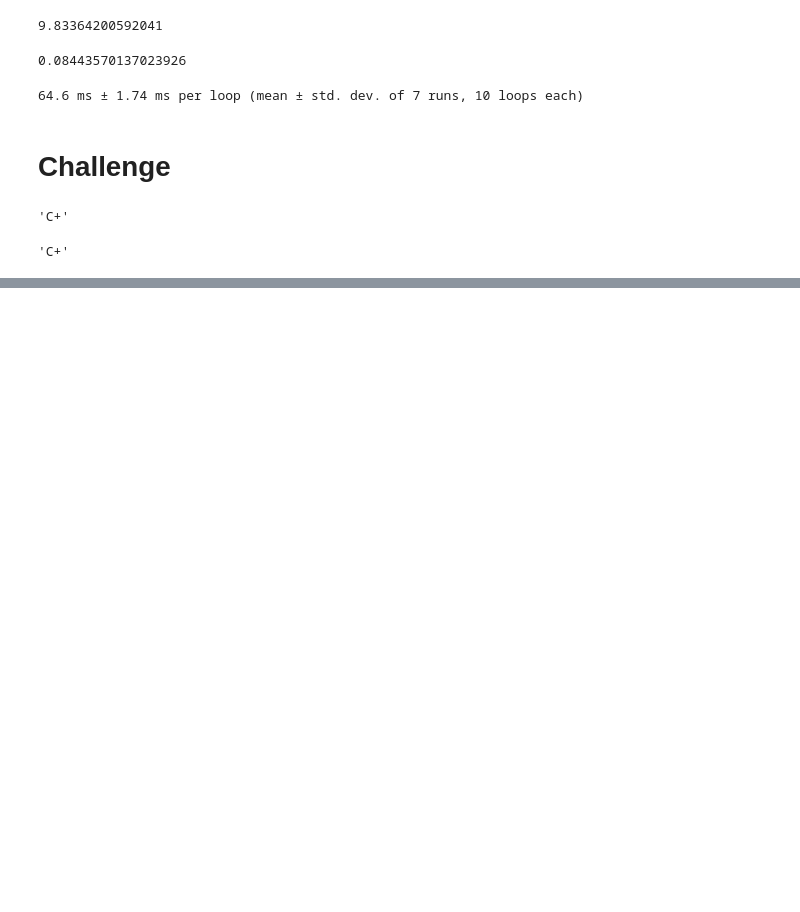
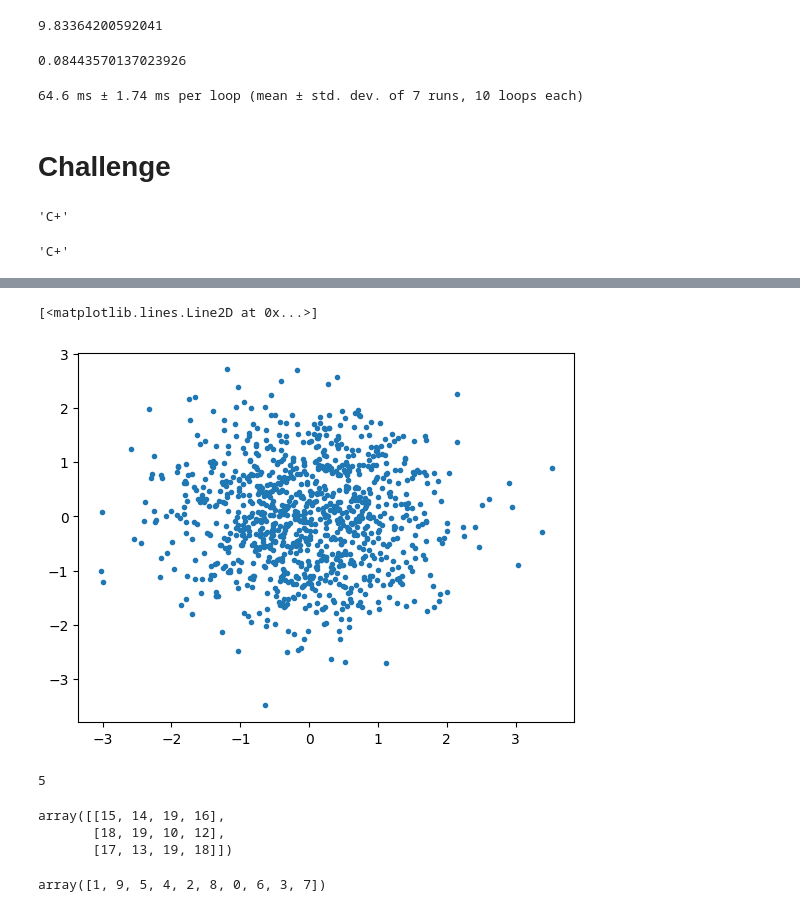
Before and after one commit to cybergigz/data-science, a Jupyter notebook: nondegree_pim_2.ipynb, the cells around one changed output, grey strips where cells are left out. Drawn from its saved outputs; the diff is of its cells as text; code cells hidden in the pictures; blank space fills up the shorter version.

```diff
--- a/nondegree_pim_2.ipynb
+++ b/nondegree_pim_2.ipynb
@@ -1313,0 +1450,19 @@ grading2(65)
+# %%
+plt.plot(np.random.randn(1000, 1), np.random.randn(1000, 1), '.')
+# %% [output]
+[<matplotlib.lines.Line2D at 0x...>]
+[figure, added]
+# %%
+np.random.randint(10)
+# %% [output]
+5
+# %%
+np.random.randint(10, 20, (3, 4))
+# %% [output]
+array([[15, 14, 19, 16],
+       [18, 19, 10, 12],
+       [17, 13, 19, 18]])
+# %%
+np.random.permutation(10)
+# %% [output]
+array([1, 9, 5, 4, 2, 8, 0, 6, 3, 7])
```
Also changed, not shown: parts of 49 cells of this notebook.
